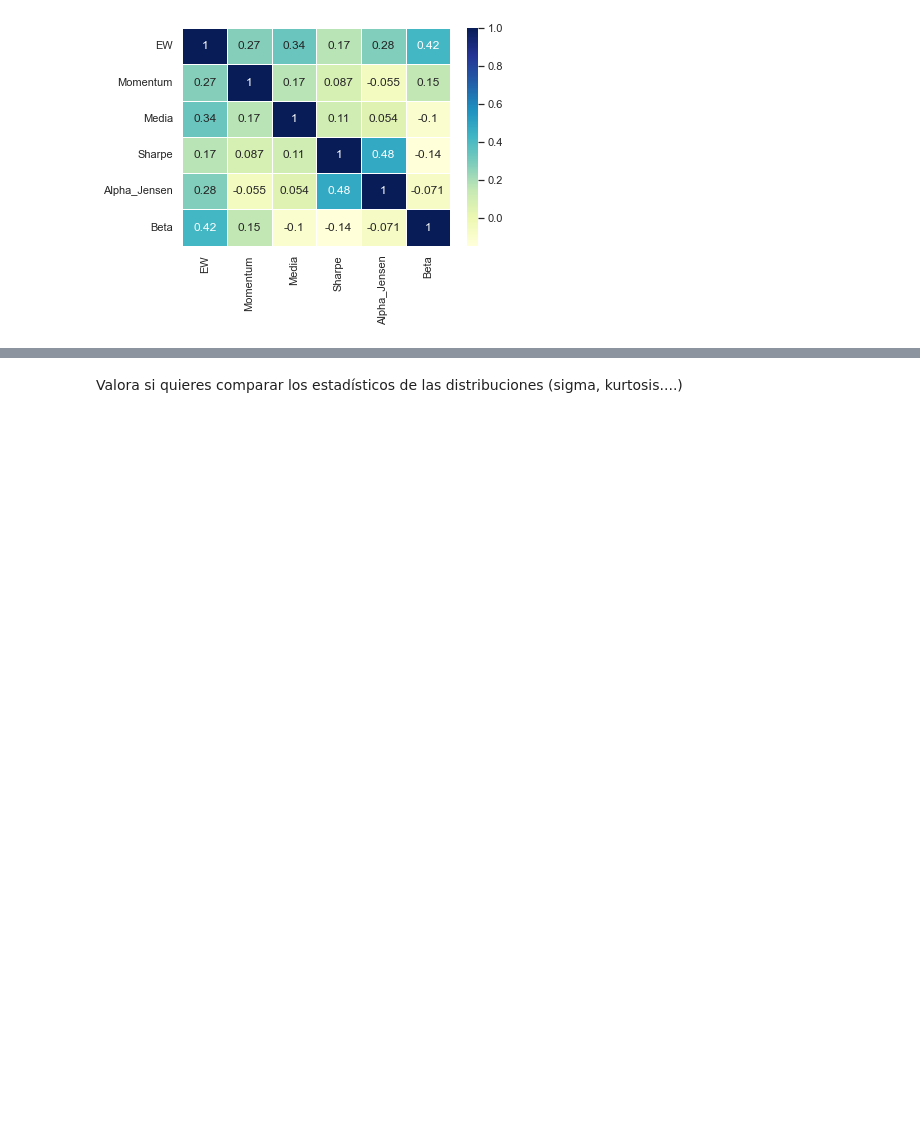
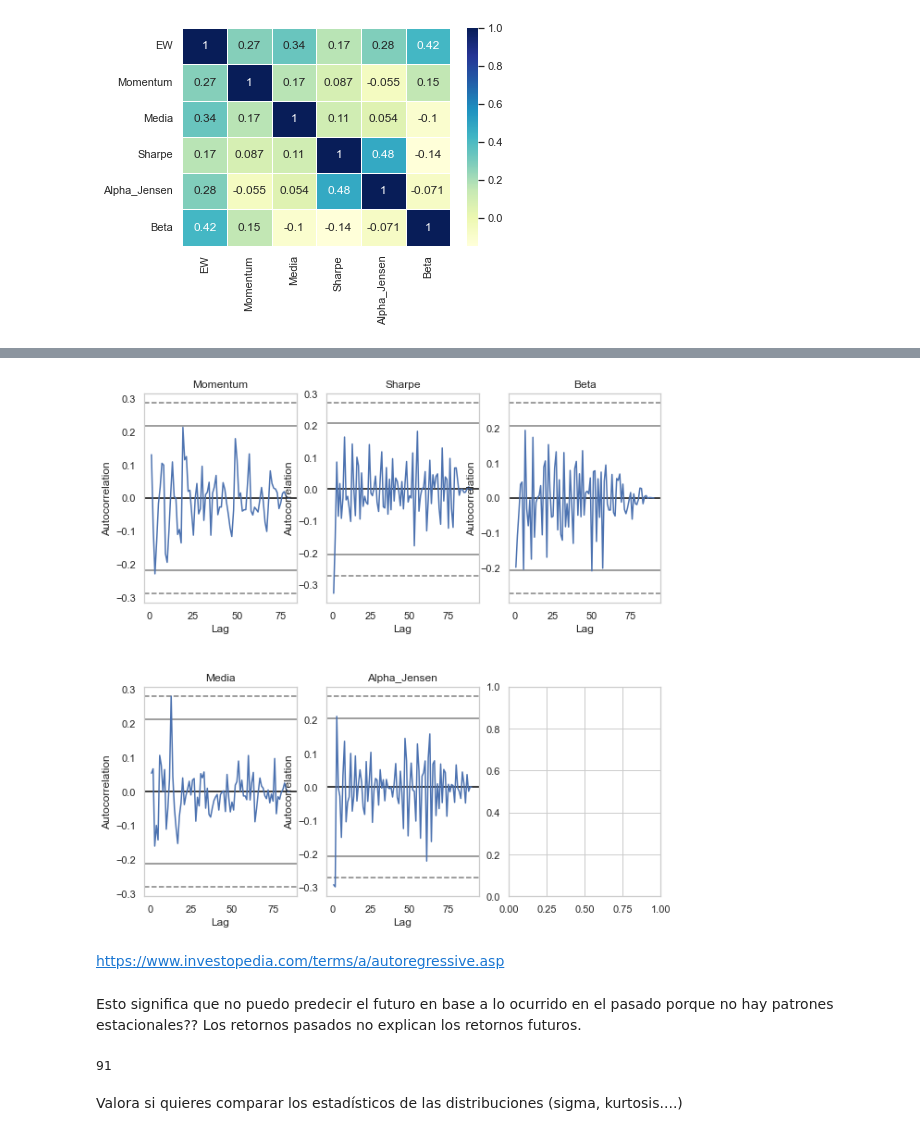
Before and after one commit to NicoGuillen/Backtest, a Jupyter notebook: Quant_Features.ipynb, the cells around one changed output, grey strips where cells are left out. Drawn from its saved outputs; the diff is of its cells as text; code cells hidden in the pictures; blank space fills up the shorter version.

```diff
--- a/Quant_Features.ipynb
+++ b/Quant_Features.ipynb
@@ -2462,0 +2463,3 @@ Autorregresión
+# %%
+n_rows = 2
+n_col = len(indexes_returns.columns)//2
@@ -2463,2 +2490,24 @@ Autorregresión
+# %%
+fig, ax = plt.subplots(figsize=(10, 10), ncols= n_col, nrows=n_rows)
+for i, feature in enumerate(indexes_returns.columns[1:]):
+    # Con r y c me muevo por filas y columnas del subplot
+    r = i%2
+    c = i//2
+    # Plot
+    pd.plotting.autocorrelation_plot(indexes_returns[feature].dropna(axis=0), ax=ax[r][c])
+    ax[r][c].set_title(feature)
+
+# Los separo
+plt.subplots_adjust(hspace=0.4)
+# %% [output]
+[figure, added]
+# %% [markdown]
+https://www.investopedia.com/terms/a/autoregressive.asp
+# %% [markdown]
+Esto significa que no puedo predecir el futuro en base a lo ocurrido en el pasado porque no hay patrones estacionales?? Los retornos pasados no explican los retornos futuros.
+# %%
+indexes_returns.shape[0]
+# %% [output]
+91
 # %% [markdown]
 Valora si quieres comparar los estadísticos de las distribuciones (sigma, kurtosis....)
```
Also changed, not shown: parts of 6 cells of this notebook.
